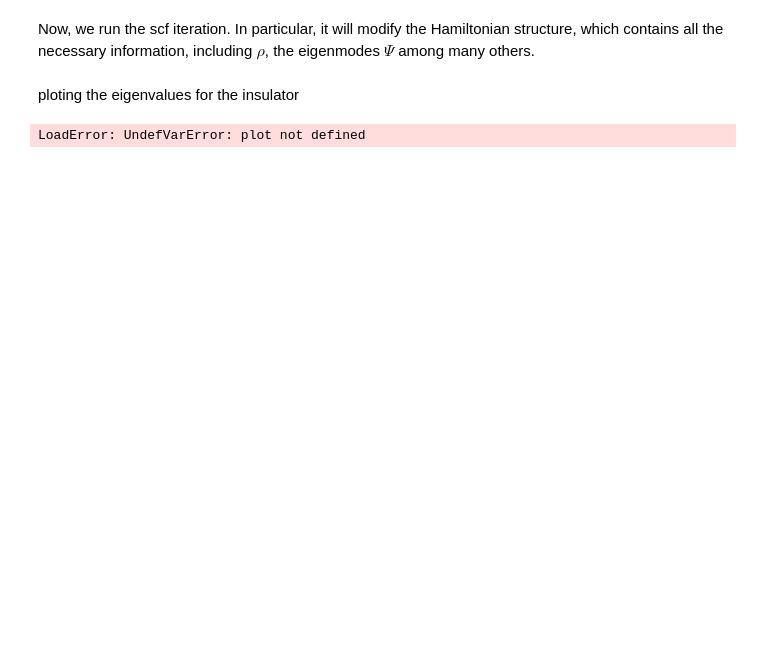
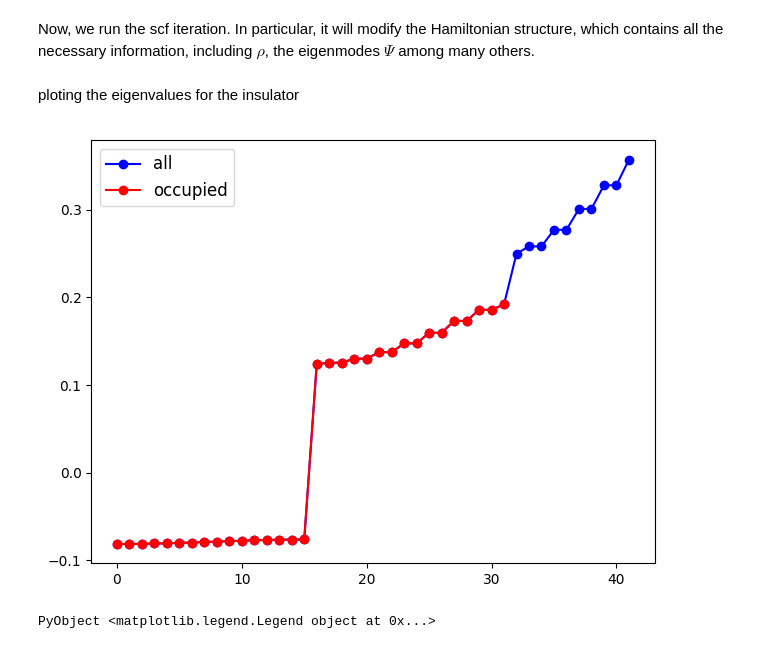
Before and after one commit to Forgotten/modelscf, a Jupyter notebook: notebooks/insulator_example.ipynb, the cells around one changed output. Cells and saved outputs as stored; diff of their text form; code cells hidden in the pictures; blank space fills up the shorter version.

```diff
--- a/notebooks/insulator_example.ipynb
+++ b/notebooks/insulator_example.ipynb
@@ -17,8 +17,8 @@ anderson_mix (generic function with 1 method)
 # %% [markdown]
 We initialize some constants for the computation, in particular: the discretization step in space $dx$, the number of units, and the size of the lattice. (to check with Lin)
 # %%
-dx = 1.0;
-Nunit = 32;
+dx = 0.25;
+Nunit = 16
 Lat = 10;
 # %% [markdown]
 Furthermore we define several other variables, which need to be properly tuned.
@@ -90,7 +92,10 @@ VtoterrHist = scf!(H, scfOpts);
 using PyPlot
 # %% [markdown]
 ploting the eigenvalues for the insulator
-# %%
-plot(H.ev)
-# %% [output]
-LoadError: UndefVarError: plot not defined
+# %%
+plot(H.ev,"b-o",label="all")
+plot(H.ev[1:Nocc],"r-o",label="occupied")
+legend()
+# %% [output]
+[figure, added]
+PyObject <matplotlib.legend.Legend object at 0x...>
```
Also changed, not shown: parts of 4 cells of this notebook, 3 other files.
